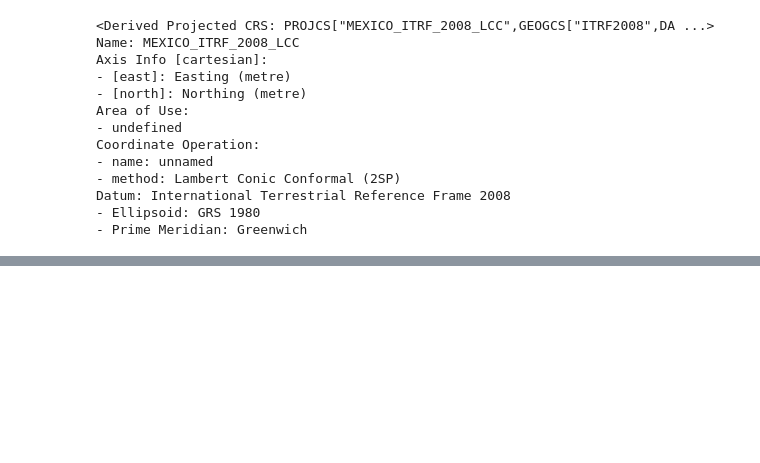
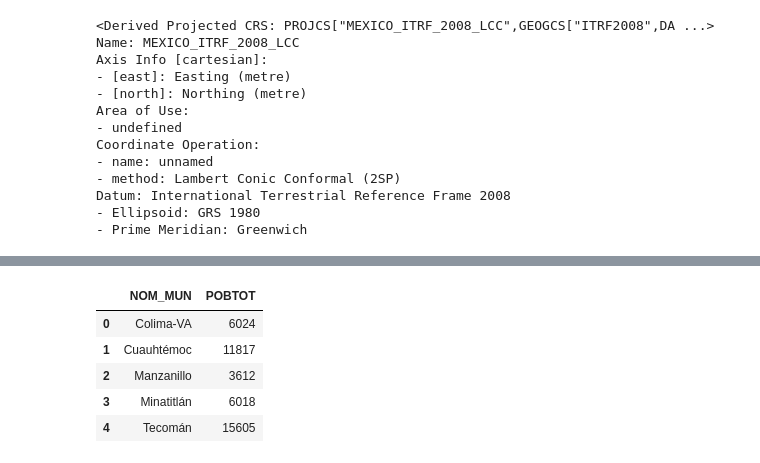
Before and after one commit to pcorner10/pronaces_analisis, a Jupyter notebook: reclasificacion2023.ipynb, the cells around one changed output, grey strips where cells are left out. Saved outputs shown, nothing was run; the diff lists cells and outputs as text; code cells hidden in the pictures; blank space fills up the shorter version.

```diff
--- a/reclasificacion2023.ipynb
+++ b/reclasificacion2023.ipynb
@@ -717,0 +729,10 @@ Datum: International Terrestrial Reference Frame 2008
+# %%
+mun_group = gpdfinal3.groupby("NOM_MUN", as_index=False).agg({"POBTOT":"sum"})
+mun_group.head()
+# %% [output]
+|  | NOM_MUN | POBTOT |
+| 0 | Colima-VA | 6024 |
+| 1 | Cuauhtémoc | 11817 |
+| 2 | Manzanillo | 3612 |
+| 3 | Minatitlán | 6018 |
+| 4 | Tecomán | 15605 |
```
Also changed, not shown: parts of 3 cells of this notebook, 2 other files.
